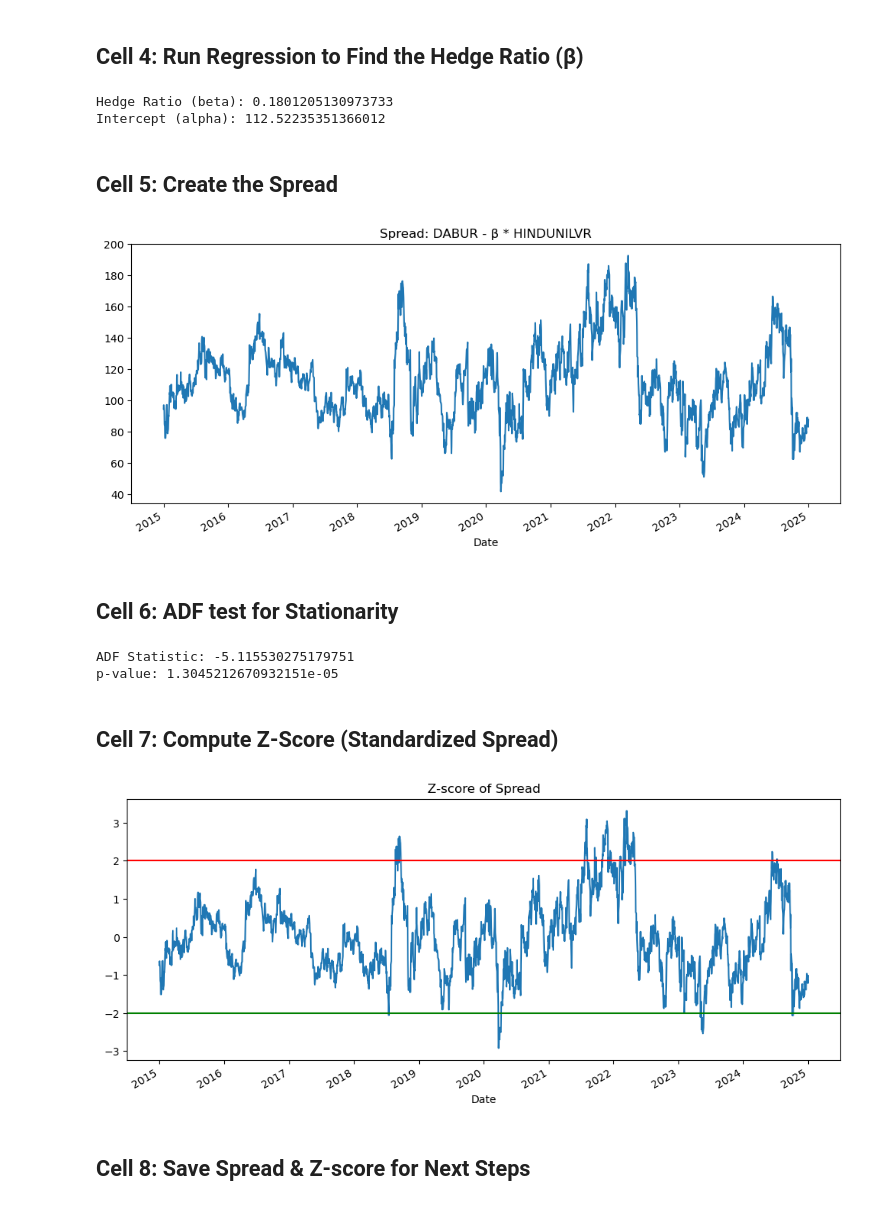
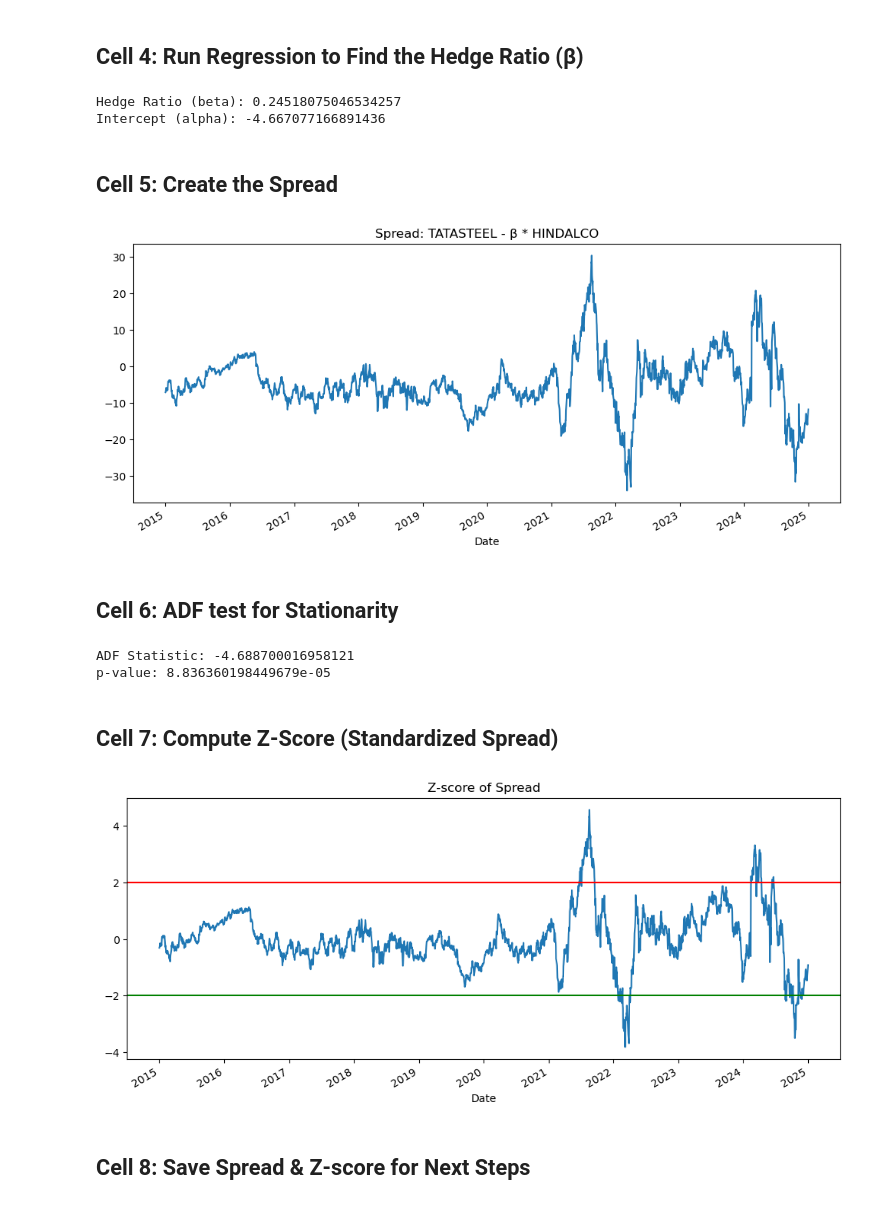
Before and after one commit to ayush04346/Adaptive_Pair_Trading, a Jupyter notebook: _03_spread_Construction.ipynb, the cells around one changed output. Cells and saved outputs as stored; diff of their text form; code cells hidden in the pictures.

```diff
--- a/_03_spread_Construction.ipynb
+++ b/_03_spread_Construction.ipynb
@@ -13,8 +13,8 @@ prices = pd.read_csv("data/prices.csv", index_col=0, parse_dates=True)
 # %% [markdown]
 ## Cell 3: Select your two stocks
 # %%
-A = prices["DABUR.NS"]
-B = prices["HINDUNILVR.NS"]
+A = prices["TATASTEEL.NS"]
+B = prices["HINDALCO.NS"]
 # %% [markdown]
 ## Cell 4: Run Regression to Find the Hedge Ratio (β)
 # %%
@@ -27,16 +27,16 @@ alpha = model.params[0]
 print("Hedge Ratio (beta):", beta)
 print("Intercept (alpha):", alpha)
 # %% [output]
-Hedge Ratio (beta): 0.1801205130973733
-Intercept (alpha): 112.52235351366012
+Hedge Ratio (beta): 0.24518075046534257
+Intercept (alpha): -4.667077166891436
 # %% [markdown]
 ## Cell 5: Create the Spread
 # %%
 spread = A - beta * B
-spread.plot(figsize=(12,5), title="Spread: DABUR - β * HINDUNILVR")
+spread.plot(figsize=(12,5), title="Spread: TATASTEEL - β * HINDALCO")
 plt.show()
 # %% [output]
-[figure, old version]
+[figure, new version]
 # %% [markdown]
 ## Cell 6: ADF test for Stationarity
 # %%
@@ -44,8 +44,8 @@ adf_result = adfuller(spread.dropna())
 print("ADF Statistic:", adf_result[0])
 print("p-value:", adf_result[1])
 # %% [output]
-ADF Statistic: -5.115530275179751
-p-value: 1.3045212670932151e-05
+ADF Statistic: -4.688700016958121
+p-value: 8.836360198449679e-05
 # %% [markdown]
 ## Cell 7: Compute Z-Score (Standardized Spread)
 # %%
@@ -59,7 +59,7 @@ plt.axhline(2, color='red')
 plt.axhline(-2, color='green')
 plt.show()
 # %% [output]
-[figure, old version]
+[figure, new version]
 # %% [markdown]
 ## Cell 8: Save Spread & Z-score for Next Steps
 # %%
```
Also changed, not shown: parts of 1 cell of this notebook, 17 other files.
